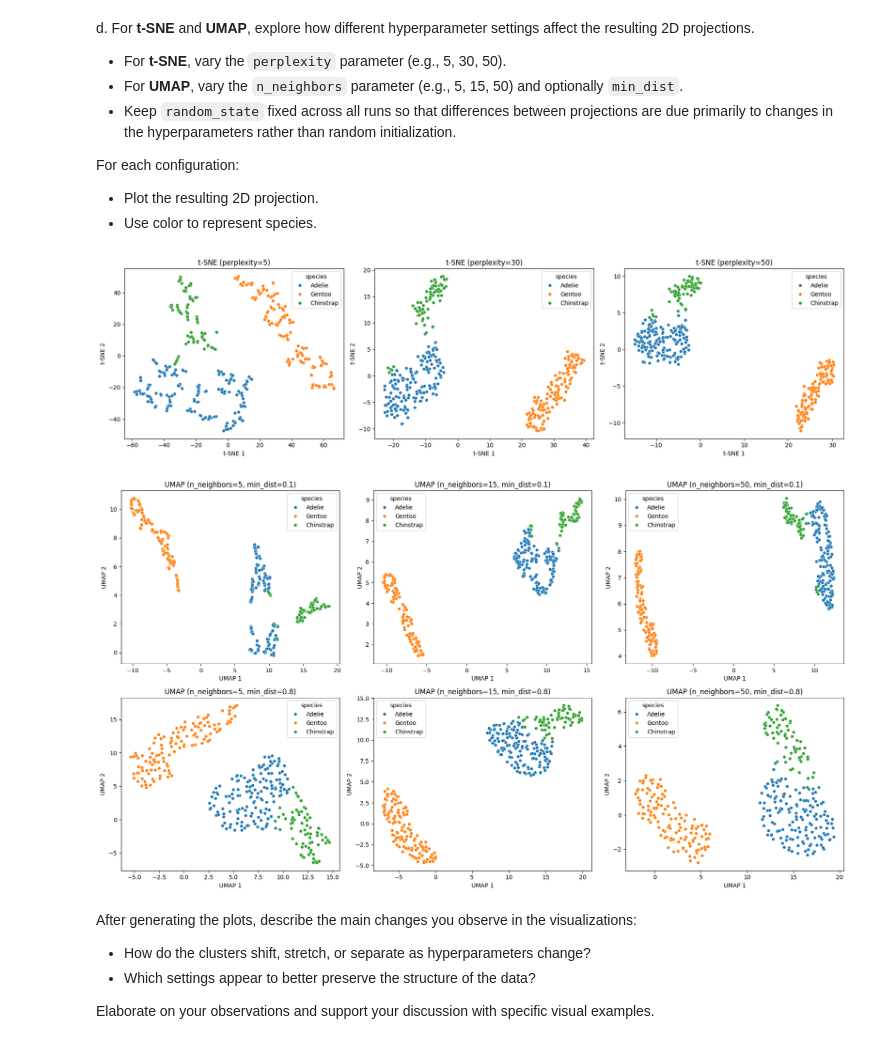
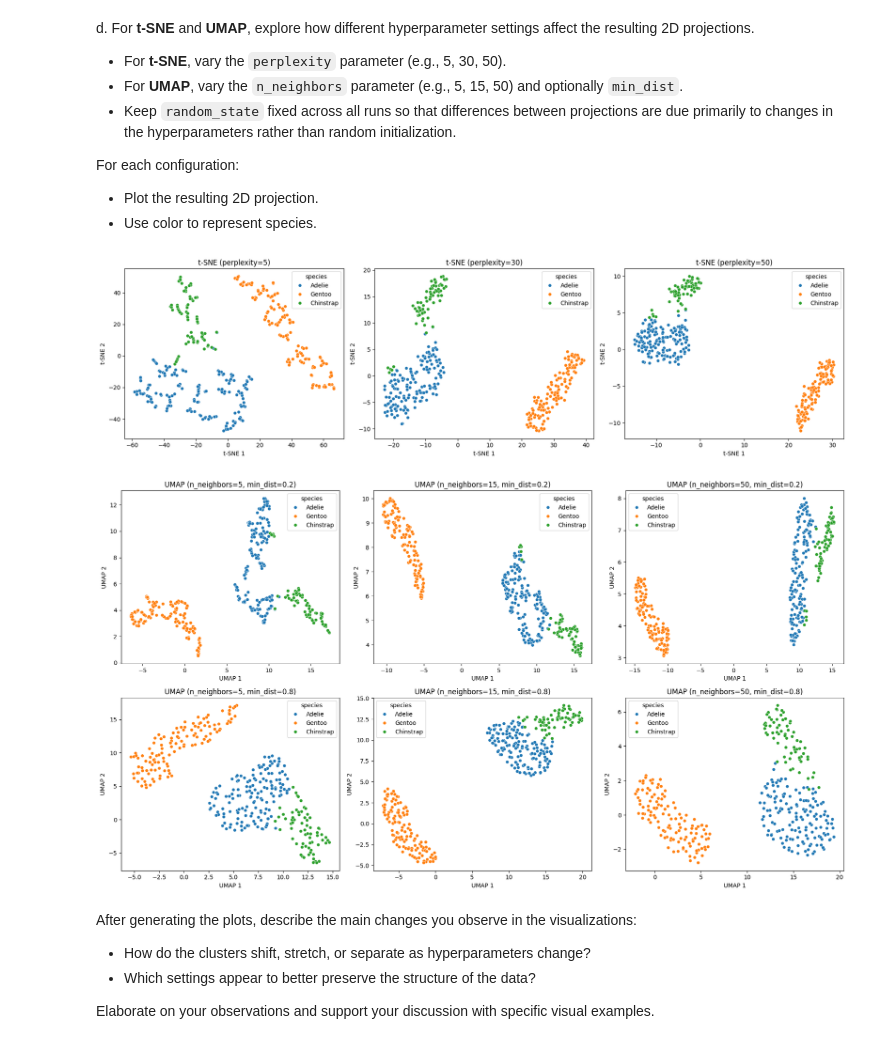
Before and after one commit to james-torgerson/ds4021_lab03, a Jupyter notebook: 03-tsne-and-umap.ipynb, the cells around one changed output. Cells and saved outputs as stored; diff of their text form; code cells hidden in the pictures.

```diff
--- a/03-tsne-and-umap.ipynb
+++ b/03-tsne-and-umap.ipynb
@@ -186,35 +186,35 @@ perplexities = [5, 30, 50]
 fig, axes = plt.subplots(1, 3, figsize=(18, 5))
 
 # reduce data to 2 dimensions and plot the 2D embedding
 for ax, p in zip(axes, perplexities):
     emb = TSNE(n_components=2, perplexity=p, random_state=42).fit_transform(X)
     sns.scatterplot(x=emb[:, 0], y=emb[:, 1], hue=penguins['species'], s=30, ax=ax)
     ax.set_title(f"t-SNE (perplexity={p})")
     ax.set_xlabel("t-SNE 1")
     ax.set_ylabel("t-SNE 2")
 plt.tight_layout()
 plt.show()
 
 # UMAP with varied n_neighbors and min_dist
 n_neighbors_list = [5, 15, 50]
-min_dists = [0.1, 0.8]
+min_dists = [0.2, 0.8]
 
 # make plots for each combination of parameters
 fig, axes = plt.subplots(len(min_dists), len(n_neighbors_list), figsize=(18, 10))
 
 # reduce data to 2 dimensions and plot the 2D embedding
 for r, md_ in enumerate(min_dists):
     for c, nn in enumerate(n_neighbors_list):
         emb = umap.UMAP(n_components=2, n_neighbors=nn, min_dist=md_, random_state=42).fit_transform(X)
         sns.scatterplot(x=emb[:, 0], y=emb[:, 1], hue=penguins['species'], s=30, ax=axes[r, c])
         axes[r, c].set_title(f"UMAP (n_neighbors={nn}, min_dist={md_})")
         axes[r, c].set_xlabel("UMAP 1")
         axes[r, c].set_ylabel("UMAP 2")
 plt.tight_layout()
 plt.show()
 # %% [output]
 [figure]
-[figure, old version]
+[figure, new version]
 # %% [markdown]
 After generating the plots, describe the main changes you observe in the visualizations:
 - How do the clusters shift, stretch, or separate as hyperparameters change?
```
Also changed, not shown: parts of 1 cell of this notebook.
